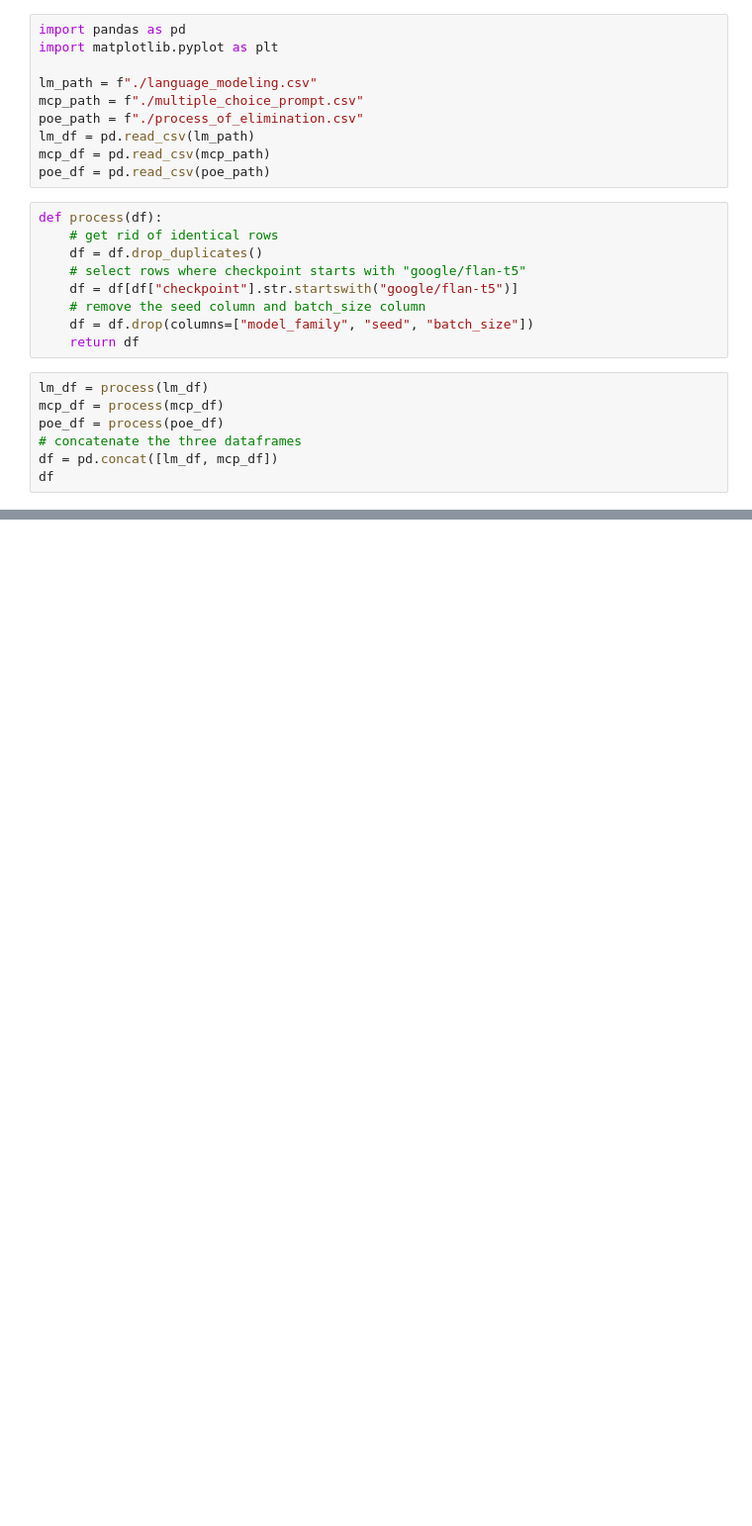
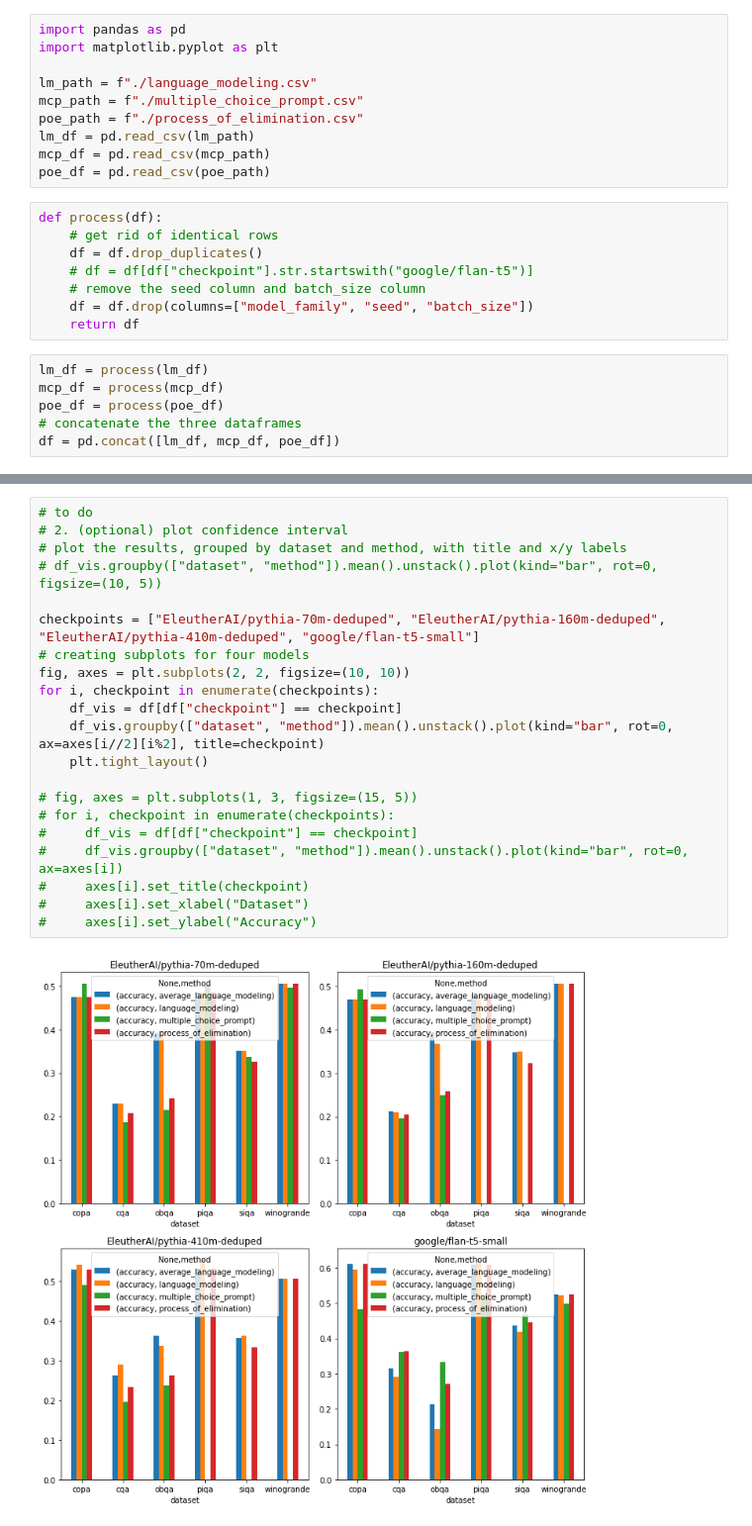
Before and after one commit to KasMasVan/csr_exp_resource_index, a Jupyter notebook: results/process.ipynb, the cells around one changed output, grey strips where cells are left out. Shown: that part at 99% size. Drawn from its saved outputs; the diff is of its cells as text; blank space fills up the shorter version.

```diff
--- a/results/process.ipynb
+++ b/results/process.ipynb
@@ -12,8 +12,7 @@ poe_df = pd.read_csv(poe_path)
 def process(df):
     # get rid of identical rows
     df = df.drop_duplicates()
-    # select rows where checkpoint starts with "google/flan-t5"
-    df = df[df["checkpoint"].str.startswith("google/flan-t5")]
+    # df = df[df["checkpoint"].str.startswith("google/flan-t5")]
     # remove the seed column and batch_size column
     df = df.drop(columns=["model_family", "seed", "batch_size"])
     return df
@@ -22,5 +21,4 @@ lm_df = process(lm_df)
 mcp_df = process(mcp_df)
 poe_df = process(poe_df)
 # concatenate the three dataframes
-df = pd.concat([lm_df, mcp_df])
-df
+df = pd.concat([lm_df, mcp_df, poe_df])
@@ -52,0 +25,23 @@ grouped.unstack().plot(kind="bar")
+# %%
+# to do
+# 2. (optional) plot confidence interval
+# plot the results, grouped by dataset and method, with title and x/y labels
+# df_vis.groupby(["dataset", "method"]).mean().unstack().plot(kind="bar", rot=0, figsize=(10, 5))
+
+checkpoints = ["EleutherAI/pythia-70m-deduped", "EleutherAI/pythia-160m-deduped", "EleutherAI/pythia-410m-deduped", "google/flan-t5-small"]
+# creating subplots for four models
+fig, axes = plt.subplots(2, 2, figsize=(10, 10))
+for i, checkpoint in enumerate(checkpoints):
+    df_vis = df[df["checkpoint"] == checkpoint]
+    df_vis.groupby(["dataset", "method"]).mean().unstack().plot(kind="bar", rot=0, ax=axes[i//2][i%2], title=checkpoint)
+    plt.tight_layout()
+
+# fig, axes = plt.subplots(1, 3, figsize=(15, 5))
+# for i, checkpoint in enumerate(checkpoints):
+#     df_vis = df[df["checkpoint"] == checkpoint]
+#     df_vis.groupby(["dataset", "method"]).mean().unstack().plot(kind="bar", rot=0, ax=axes[i])
+#     axes[i].set_title(checkpoint)
+#     axes[i].set_xlabel("Dataset")
+#     axes[i].set_ylabel("Accuracy")
+# %% [output]
+[figure, added]
```
Also changed, not shown: parts of 2 cells of this notebook, 4 other files.
